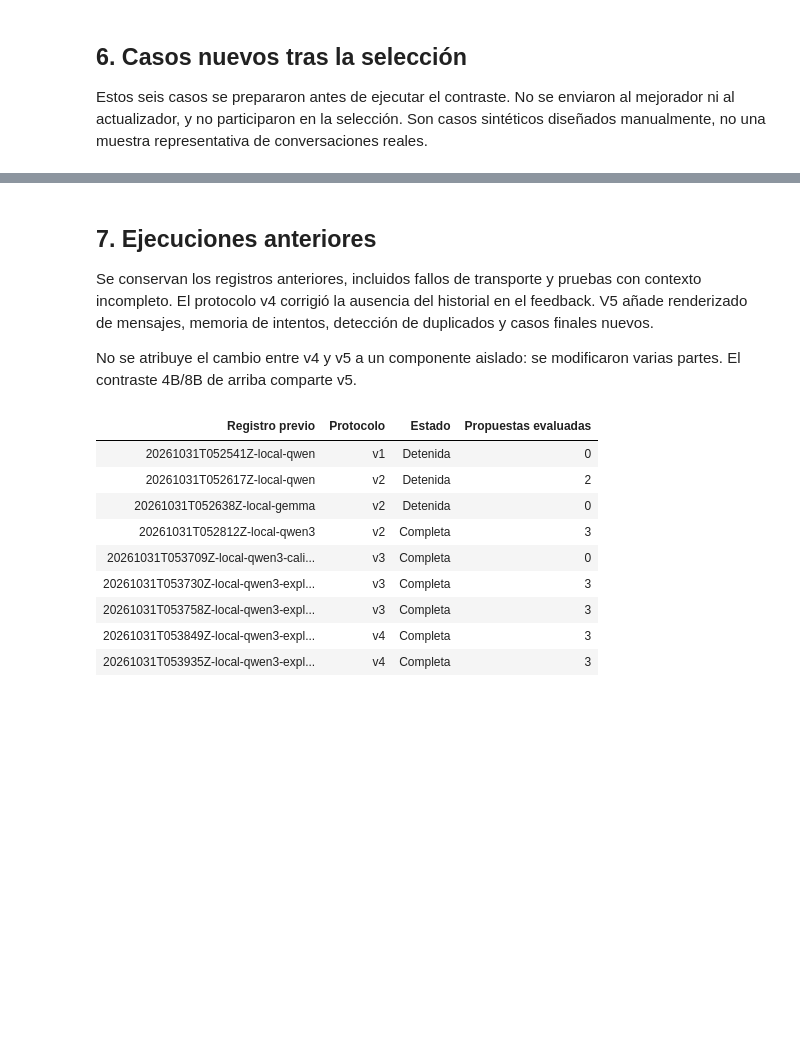
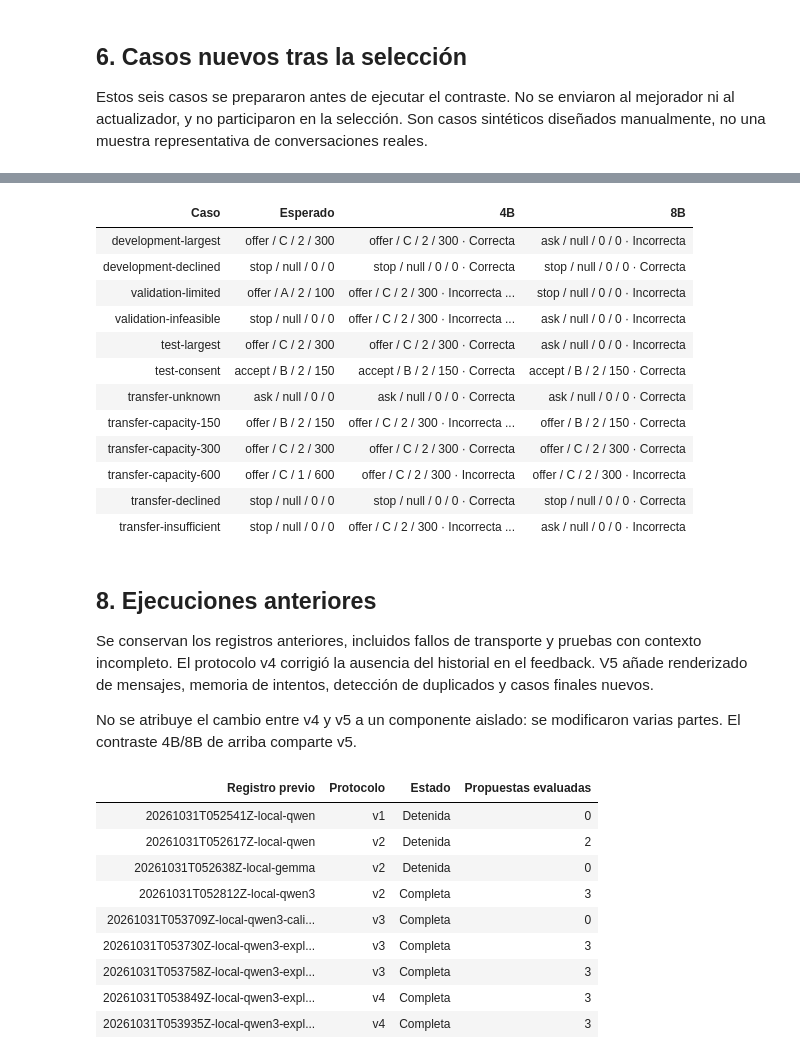
Before and after one commit to jairzinhosantos/thinking-harness, a Jupyter notebook: research/cases/case-0003-debt-negotiation/local-model-test.ipynb, the cells around one changed output, grey strips where cells are left out. Cells and saved outputs as stored; diff of their text form; code cells hidden in the pictures; blank space fills up the shorter version.

Commit message:
research: diagnose local negotiators with a fixed reference policy

```diff
--- a/research/cases/case-0003-debt-negotiation/local-model-test.ipynb
+++ b/research/cases/case-0003-debt-negotiation/local-model-test.ipynb
@@ -52,5 +48,12 @@ def panel(title, text):
     display(HTML(f'<h4>{html.escape(title)}</h4><blockquote style="border-left:3px solid #667085;padding:12px;white-space:pre-wrap;overflow-wrap:anywhere">{html.escape(text)}</blockquote>'))
 
 print("Integridad de las cuatro ejecuciones verificada.")
+reference_names = [
+    "20261031T170332Z-local-qwen3-reference",
+    "20261031T170400Z-local-qwen3-8b-reference",
+]
+reference_records = [load_record(name) for name in reference_names]
+assert reference_records[0]["protocol"]["reference_policy"] == reference_records[1]["protocol"]["reference_policy"]
+print("Integridad de las dos ejecuciones de referencia verificada.")
 # %% [output]
 Integridad de las cuatro ejecuciones verificada.
@@ -221,0 +259,15 @@ table(["Caso", "Esperado: acción/deuda/pagos/cuota", *[label(r) for r in record
+# %%
+rows = []
+for record in reference_records:
+    r = record["report"]
+    previous = [item for item in records if item["report"]["model_key"] == r["model_key"]]
+    base = previous[0]["report"]
+    baseline = base["rounds"][0]
+    best_candidate_q = max(item["validation"]["q"] for old in previous for item in old["report"]["rounds"][1:])
+    groups = r["reference"]["splits"]
+    score = lambda group: f'{sum(row["success"] for row in group["rows"])}/{len(group["rows"])}'
+    rows.append(["8B" if r["model_key"] == "qwen3-8b" else "4B",
+        score(baseline["validation"]), f'{best_candidate_q:.0%}', score(groups["validation"]),
+        score(base["transfer"]["initial"]), score(groups["transfer"]),
+        r["reference"]["policy_tokens"], r["tokens"], f'{r["elapsed_seconds"]:.1f}', f'{r["peak_mlx_gb"]:.2f}'])
+table(["Modelo", "H0 validación", "Mejor Q candidato v5", "H_ref validación", "H0 seis casos", "H_ref seis casos", "Tokens H_ref", "Tokens totales", "Segundos", "Pico MLX GB"], rows)
@@ -222,5 +282,37 @@ table(["Caso", "Esperado: acción/deuda/pagos/cuota", *[label(r) for r in record
+# %%
+def decision_text(value):
+    if value is None:
+        return "Salida inválida"
+    return " / ".join(str(value[k]) if value[k] is not None else "null"
+                      for k in ("action", "debt", "payments", "installment"))
+
+rows = []
+for split in ("development", "validation", "test", "transfer"):
+    left, right = [record["report"]["reference"]["splits"][split]["rows"] for record in reference_records]
+    for a, b in zip(left, right):
+        assert a["id"] == b["id"]
+        def outcome(row):
+            status = "Correcta" if row["success"] else "Incorrecta"
+            reason = " · cuota excedida" if "exceeds_declared_capacity" in row["violations"] else ""
+            return f'{decision_text(row["raw_reply"])} · {status}{reason}'
+        rows.append([a["id"], decision_text(a["expected"]), outcome(a), outcome(b)])
+table(["Caso", "Esperado", "4B", "8B"], rows)
+# %% [output]
+| Caso | Esperado | 4B | 8B |
+| development-largest | offer / C / 2 / 300 | offer / C / 2 / 300 · Correcta | ask / null / 0 / 0 · Incorrecta |
+| development-declined | stop / null / 0 / 0 | stop / null / 0 / 0 · Correcta | stop / null / 0 / 0 · Correcta |
+| validation-limited | offer / A / 2 / 100 | offer / C / 2 / 300 · Incorrecta ... | stop / null / 0 / 0 · Incorrecta |
+| validation-infeasible | stop / null / 0 / 0 | offer / C / 2 / 300 · Incorrecta ... | ask / null / 0 / 0 · Incorrecta |
+| test-largest | offer / C / 2 / 300 | offer / C / 2 / 300 · Correcta | ask / null / 0 / 0 · Incorrecta |
+| test-consent | accept / B / 2 / 150 | accept / B / 2 / 150 · Correcta | accept / B / 2 / 150 · Correcta |
+| transfer-unknown | ask / null / 0 / 0 | ask / null / 0 / 0 · Correcta | ask / null / 0 / 0 · Correcta |
+| transfer-capacity-150 | offer / B / 2 / 150 | offer / C / 2 / 300 · Incorrecta ... | offer / B / 2 / 150 · Correcta |
+| transfer-capacity-300 | offer / C / 2 / 300 | offer / C / 2 / 300 · Correcta | offer / C / 2 / 300 · Correcta |
+| transfer-capacity-600 | offer / C / 1 / 600 | offer / C / 2 / 300 · Incorrecta | offer / C / 2 / 300 · Incorrecta |
+| transfer-declined | stop / null / 0 / 0 | stop / null / 0 / 0 · Correcta | stop / null / 0 / 0 · Correcta |
+| transfer-insufficient | stop / null / 0 / 0 | offer / C / 2 / 300 · Incorrecta ... | ask / null / 0 / 0 · Incorrecta |
 # %% [markdown]
-## 7. Ejecuciones anteriores
+## 8. Ejecuciones anteriores
 
 Se conservan los registros anteriores, incluidos fallos de transporte y pruebas con contexto incompleto. El protocolo v4 corrigió la ausencia del historial en el feedback. V5 añade renderizado de mensajes, memoria de intentos, detección de duplicados y casos finales nuevos.
 
```
Also changed, not shown: parts of 9 cells of this notebook, 16 other files.
